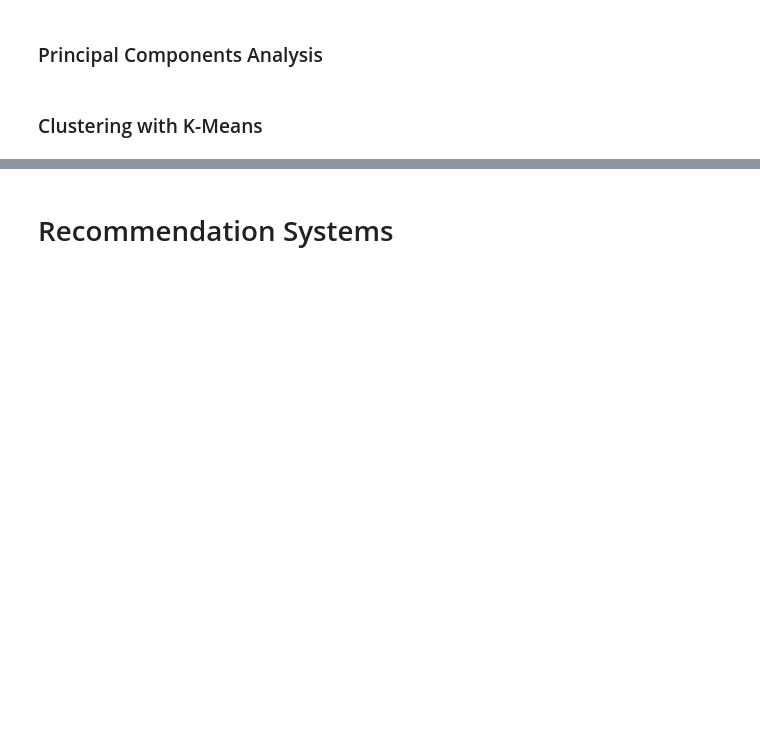
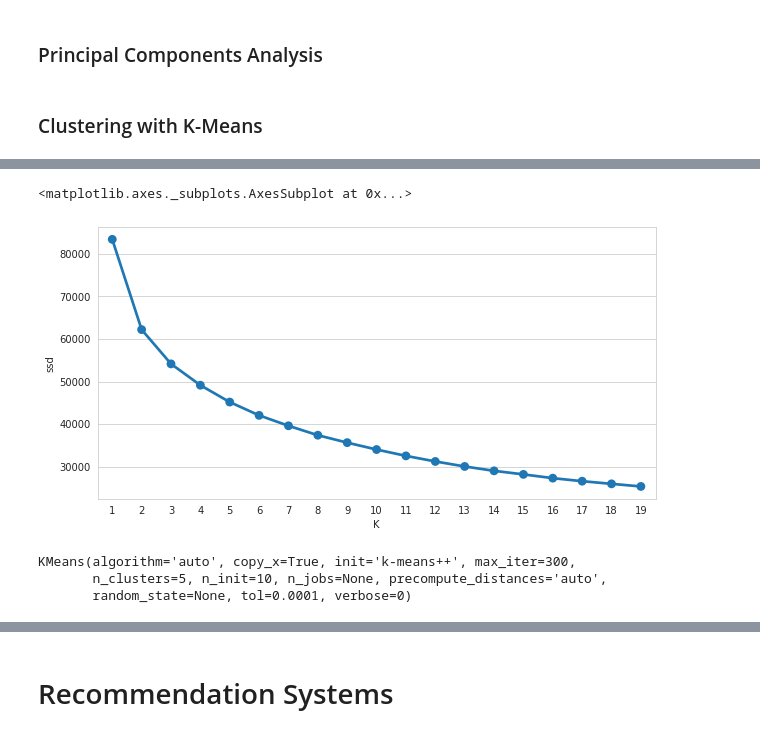
Before and after one commit to titusndondo/unsupervised-predict-streamlit-template, a Jupyter notebook: predict_deliverables/EDA.ipynb, the cells around one changed output, grey strips where cells are left out. Saved outputs shown, nothing was run; the diff lists cells and outputs as text; code cells hidden in the pictures; blank space fills up the shorter version.

Commit message:
added KMeans clustering in EDA Part 2

```diff
--- a/predict_deliverables/EDA.ipynb
+++ b/predict_deliverables/EDA.ipynb
@@ -349,0 +464,25 @@ By now we know a lot about the ratings data. We've leant that most of the rating
+# %%
+# Function to get the genre ratings
+def get_genre_ratings(ratings, movies, genres, column_names):
+    genre_ratings = pd.DataFrame()
+    for genre in genres:
+        genre_movies = movies[movies['genres'].str.contains(genre)]
+        avg_genre_votes_per_user = (
+            ratings[ratings['movieId']
+                    .isin(genre_movies['movieId'])]
+                    .loc[:, ['userId', 'norm_rating']]
+                    .groupby(['userId'])['norm_rating']
+                    .mean()
+                    .round(2))
+
+        genre_ratings = pd.concat([genre_ratings, avg_genre_votes_per_user], axis=1)
+
+    genre_ratings.columns = column_names
+    return genre_ratings
+# %%
+# get genre ratigs
+genre_ratings = get_genre_ratings(
+    train_data, movies_data,
+    ['Romance','Thriller', 'Action', 'Comedy'],
+    ['avg_romance_rating', 'avg_thriller_rating', 'avg_action_rating', 'avg_comedy_rating'])
+genre_ratings.head()
@@ -349,0 +508,7 @@ By now we know a lot about the ratings data. We've leant that most of the rating
+# %%
+action_mask = genre_ratings['avg_action_rating'] > 0.2
+comedy_mask = genre_ratings['avg_comedy_rating'] > 0.2
+thriller_mask = genre_ratings['avg_thriller_rating'] > 0.2
+romance_mask = genre_ratings['avg_romance_rating'] > 0.2
+X = genre_ratings[action_mask | comedy_mask | thriller_mask | romance_mask].dropna()
+X.head()
@@ -349,0 +522,23 @@ By now we know a lot about the ratings data. We've leant that most of the rating
+# %%
+from sklearn.cluster import KMeans
+Sum_of_squared_distances = []
+K = range(1, 20)
+for k in K:
+    km = KMeans(n_clusters = k)
+    km = km.fit(X)
+    Sum_of_squared_distances.append(km.inertia_)
+# %%
+rez = pd.DataFrame({'ssd':Sum_of_squared_distances, 'K':range(1, 20)})
+fig = plt.figure(figsize = (10, 5))
+sns.pointplot(data = rez, x = 'K', y = 'ssd')
+# %% [output]
+<matplotlib.axes._subplots.AxesSubplot at 0x...>
+[figure, added]
+# %%
+from sklearn.cluster import KMeans
+kmeans = KMeans(5)
+kmeans.fit(X)
+# %% [output]
+KMeans(algorithm='auto', copy_x=True, init='k-means++', max_iter=300,
+       n_clusters=5, n_init=10, n_jobs=None, precompute_distances='auto',
+       random_state=None, tol=0.0001, verbose=0)
```
Also changed, not shown: parts of 27 cells of this notebook.
